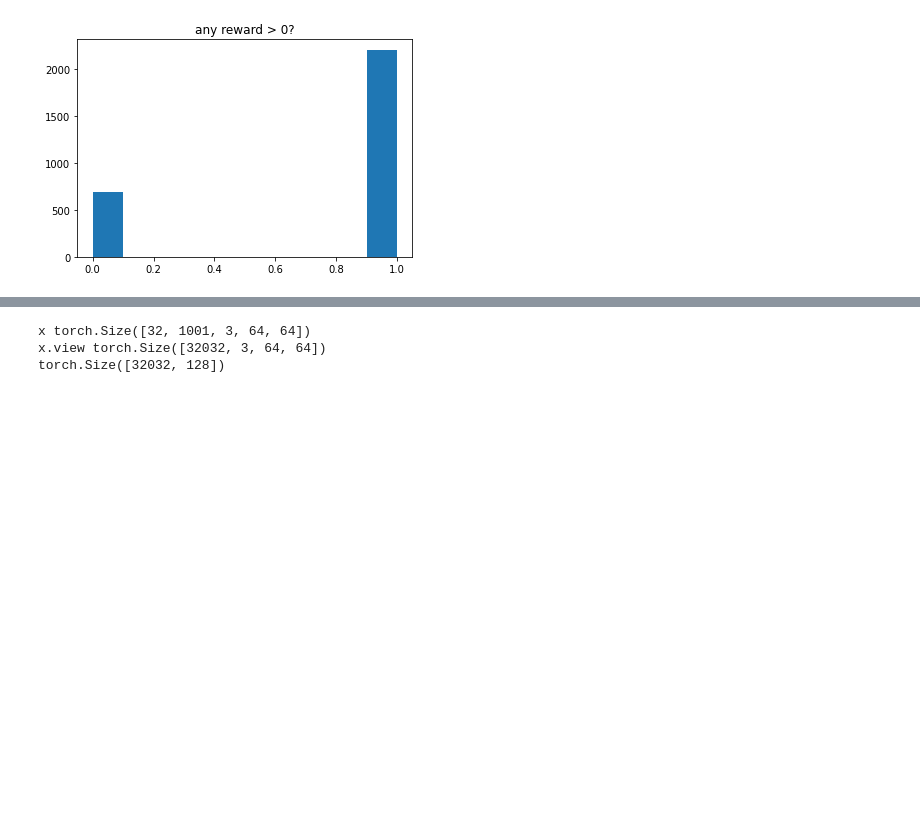
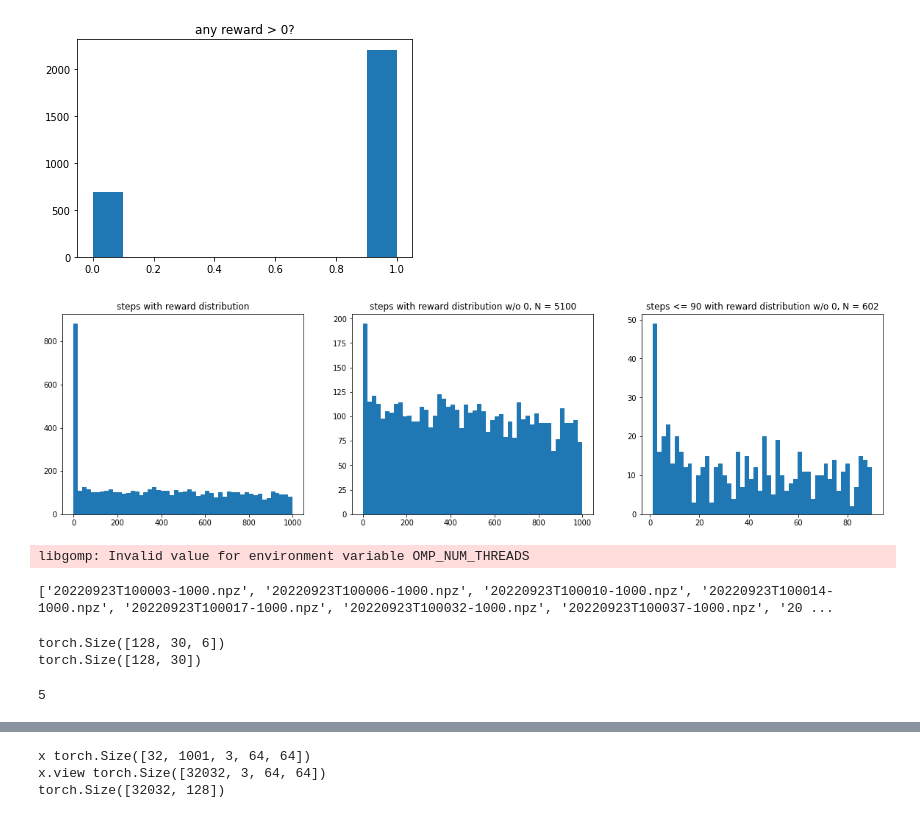
Before and after one commit to zen0no/RATE, a Jupyter notebook: MemoryMaze/MemoryMaze_notebooks/test.ipynb, the cells around one changed output, grey strips where cells are left out. Saved outputs shown, nothing was run; the diff lists cells and outputs as text; code cells hidden in the pictures; blank space fills up the shorter version.

```diff
--- a/MemoryMaze/MemoryMaze_notebooks/test.ipynb
+++ b/MemoryMaze/MemoryMaze_notebooks/test.ipynb
@@ -70,15 +67,27 @@ for file in tqdm(file_list):
 # %%
 lst2 = []
 for el in steps_with_rew:
     if el != -1:
         lst2.append(el)
-plt.hist(steps_with_rew)
-plt.title('steps with reward distribution')
+
+lst3 = []
+for el in lst2:
+    if el <= 90:
+        lst3.append(el)
+
+fig, ax = plt.subplots(1,3, figsize=(20, 5))
+ax[0].hist(steps_with_rew, bins=50)
+ax[0].set_title('steps with reward distribution')
+
+ax[1].hist(lst2, bins=50)
+ax[1].set_title(f'steps with reward distribution w/o 0, N = {len(lst2)}')
+
+ax[2].hist(lst3, bins=50)
+ax[2].set_title(f'steps <= 90 with reward distribution w/o 0, N = {len(lst3)}')
+
 plt.show()
-
-plt.hist(lst2)
-plt.title('steps with reward distribution w/o 0')
-plt.show()
+# %% [output]
+[figure, added]
 # %%
 import torch
 from torch.utils.data import Dataset, DataLoader
@@ -101,7 +110,11 @@ class MemoryMazeDataset(Dataset):
         self.file_list = os.listdir(directory)
         self.gamma = gamma
         self.max_length = max_length
+        self.filtered_list = []
         self.only_non_zero_rewards = only_non_zero_rewards
+        if self.only_non_zero_rewards:
+            self.filter_trajectories()
+        print(self.filtered_list)
 
     def discount_cumsum(self, x):
         """
@@ -119,18 +132,32 @@ class MemoryMazeDataset(Dataset):
             discount_cumsum[t] = x[t] + self.gamma * discount_cumsum[t+1]
         return discount_cumsum
 
+    def filter_trajectories(self):
+        for idx in range(len(self.file_list)):
+            file_path = os.path.join(self.directory, self.file_list[idx])
+            data = np.load(file_path)
+            if any(data['reward'][:self.max_length]) > 0:
+                self.filtered_list.append(self.file_list[idx])
+
     def __len__(self):
-        return len(self.file_list)
+        if self.only_non_zero_rewards:
+            return len(self.filtered_list)
+        else:
+            return len(self.file_list)
 
     def __getitem__(self, idx):
-        file_path = os.path.join(self.directory, self.file_list[idx])
+        if self.only_non_zero_rewards:
+            file_path = os.path.join(self.directory, self.filtered_list[idx])
+        else:
+            file_path = os.path.join(self.directory, self.file_list[idx])
         data = np.load(file_path)
 
-        image = torch.from_numpy(data['image']).permute(0, 3, 1, 2)
+        image = torch.from_numpy(data['image']).permute(0, 3, 1, 2).float()
         action = torch.from_numpy(data['action'])
         # reward = torch.from_numpy(data['reward']).unsqueeze(-1)
         rtg = torch.from_numpy(self.discount_cumsum(data['reward'])).unsqueeze(-1)
         timesteps = torch.from_numpy(np.arange(0, self.max_length).reshape(-1))
+        done = torch.zeros_like(timesteps)
         mask = torch.ones_like(timesteps)
 
         # print(image.shape, action.shape, rtg.shape, timesteps.shape, mask.shape)
@@ -138,16 +165,25 @@ class MemoryMazeDataset(Dataset):
         image = image[:self.max_length, :, :, :]
         action = action[:self.max_length, :]
         rtg = rtg[:self.max_length, :]
-        mask = mask[:self.max_length]
 
-        if self.only_non_zero_rewards:
-            if any(data['reward'][:self.max_length]) > 0:
-                return image, action, rtg, timesteps, mask
+        return image, action, rtg, done, timesteps, mask
 
-            return self.__getitem__(idx + 1)
-        else:
-            return image, action, rtg, timesteps, mask
 
 # Assuming 'directory_path' is the path to the directory containing .npz files
-dataset = MemoryMazeDataset('MemoryMaze/MemoryMaze_data/9x9/', gamma=1.0, max_length=1001, only_non_zero_rewards=True)
-dataloader = DataLoader(dataset, batch_size=32, shuffle=True, num_workers=4)
+dataset = MemoryMazeDataset('MemoryMaze/MemoryMaze_data/9x9/', gamma=1.0, max_length=90, only_non_zero_rewards=True)
+dataloader = DataLoader(dataset, batch_size=128, shuffle=True, num_workers=4)
+# %% [output]
+libgomp: Invalid value for environment variable OMP_NUM_THREADS
+['20220923T100003-1000.npz', '20220923T100006-1000.npz', '20220923T100010-1000.npz', '20220923T100014-1000.npz', '20220923T100017-1000.npz', '20220923T100032-1000.npz', '20220923T100037-1000.npz', '20 ...
+# %%
+test = torch.rand(128,30,6)
+print(test.shape)
+argmx = torch.argmax(test, dim=-1).unsqueeze(-1)
+print(argmx.shape)
+# %% [output]
+torch.Size([128, 30, 6])
+torch.Size([128, 30])
+# %%
+len(dataloader)
+# %% [output]
+5
```
Also changed, not shown: parts of 21 cells of this notebook, 13 other files.
